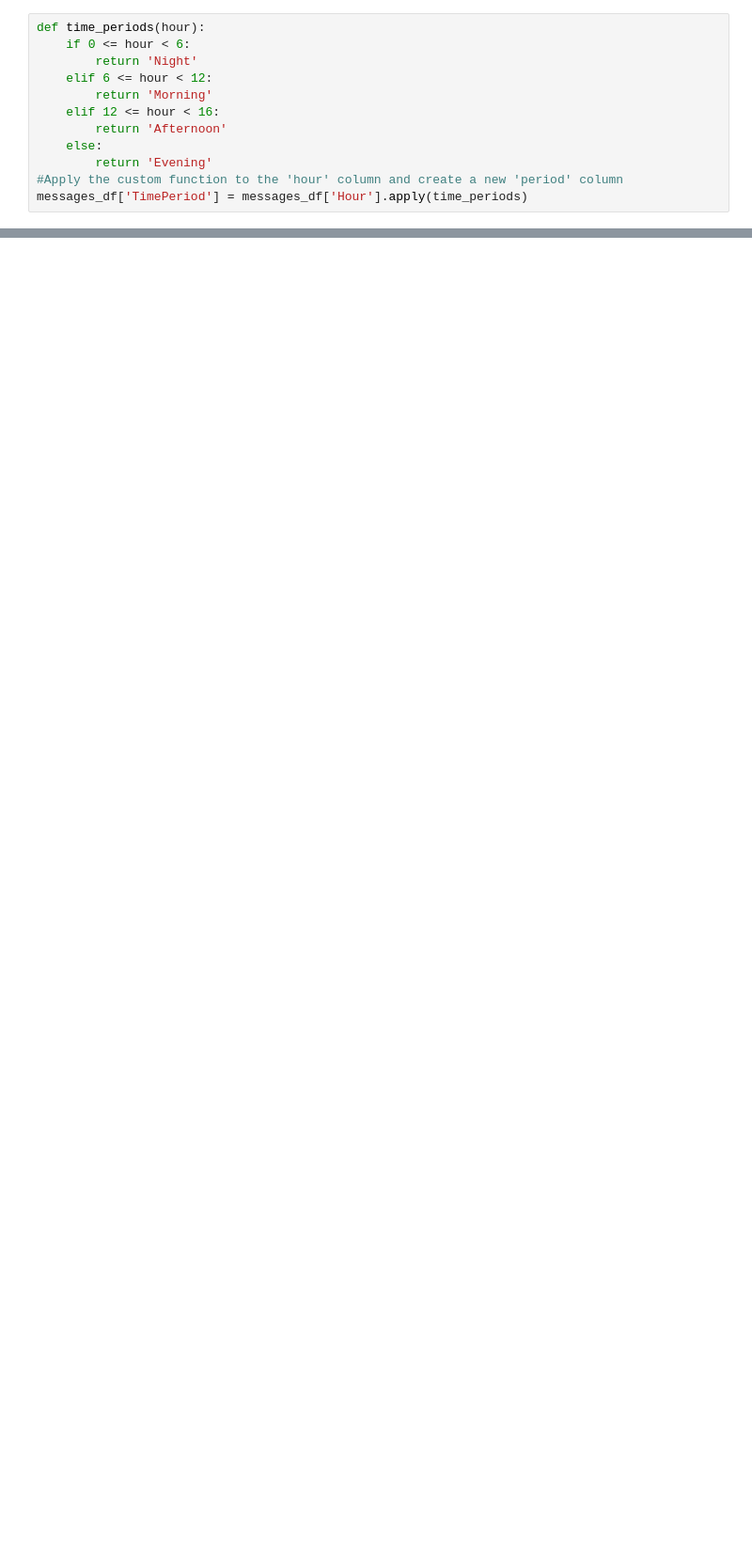
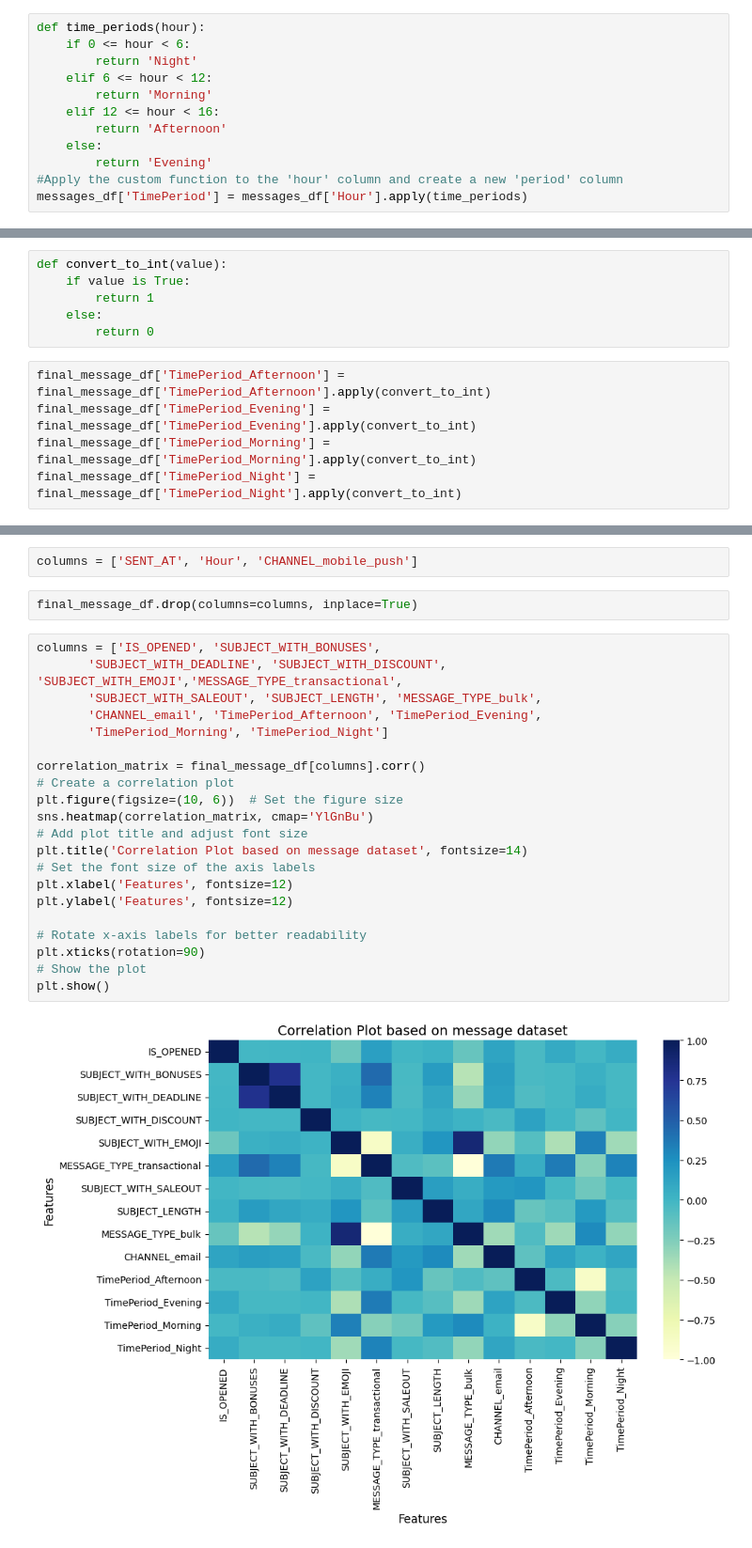
Before and after one commit to enggabhishek/message-distribution-analysis, a Jupyter notebook: Predictive_Analysis.ipynb, the cells around one changed output, grey strips where cells are left out. Shown: that part at 94% size. Drawn from its saved outputs; the diff is of its cells as text; blank space fills up the shorter version.

```diff
--- a/Predictive_Analysis.ipynb
+++ b/Predictive_Analysis.ipynb
@@ -575,0 +73,11 @@ plt.show()
+# %%
+def convert_to_int(value):
+    if value is True:
+        return 1
+    else:
+        return 0
+# %%
+final_message_df['TimePeriod_Afternoon'] = final_message_df['TimePeriod_Afternoon'].apply(convert_to_int)
+final_message_df['TimePeriod_Evening'] = final_message_df['TimePeriod_Evening'].apply(convert_to_int)
+final_message_df['TimePeriod_Morning'] = final_message_df['TimePeriod_Morning'].apply(convert_to_int)
+final_message_df['TimePeriod_Night'] = final_message_df['TimePeriod_Night'].apply(convert_to_int)
@@ -575,0 +86,27 @@ plt.show()
+# %%
+columns = ['SENT_AT', 'Hour', 'CHANNEL_mobile_push']
+# %%
+final_message_df.drop(columns=columns, inplace=True)
+# %%
+columns = ['IS_OPENED', 'SUBJECT_WITH_BONUSES',
+       'SUBJECT_WITH_DEADLINE', 'SUBJECT_WITH_DISCOUNT', 'SUBJECT_WITH_EMOJI','MESSAGE_TYPE_transactional',
+       'SUBJECT_WITH_SALEOUT', 'SUBJECT_LENGTH', 'MESSAGE_TYPE_bulk',
+       'CHANNEL_email', 'TimePeriod_Afternoon', 'TimePeriod_Evening',
+       'TimePeriod_Morning', 'TimePeriod_Night']
+
+correlation_matrix = final_message_df[columns].corr()
+# Create a correlation plot
+plt.figure(figsize=(10, 6))  # Set the figure size
+sns.heatmap(correlation_matrix, cmap='YlGnBu')
+# Add plot title and adjust font size
+plt.title('Correlation Plot based on message dataset', fontsize=14)
+# Set the font size of the axis labels
+plt.xlabel('Features', fontsize=12)
+plt.ylabel('Features', fontsize=12)
+
+# Rotate x-axis labels for better readability
+plt.xticks(rotation=90)
+# Show the plot
+plt.show()
+# %% [output]
+[figure, added]
```
Also changed, not shown: parts of 70 cells of this notebook, 1 other file.
